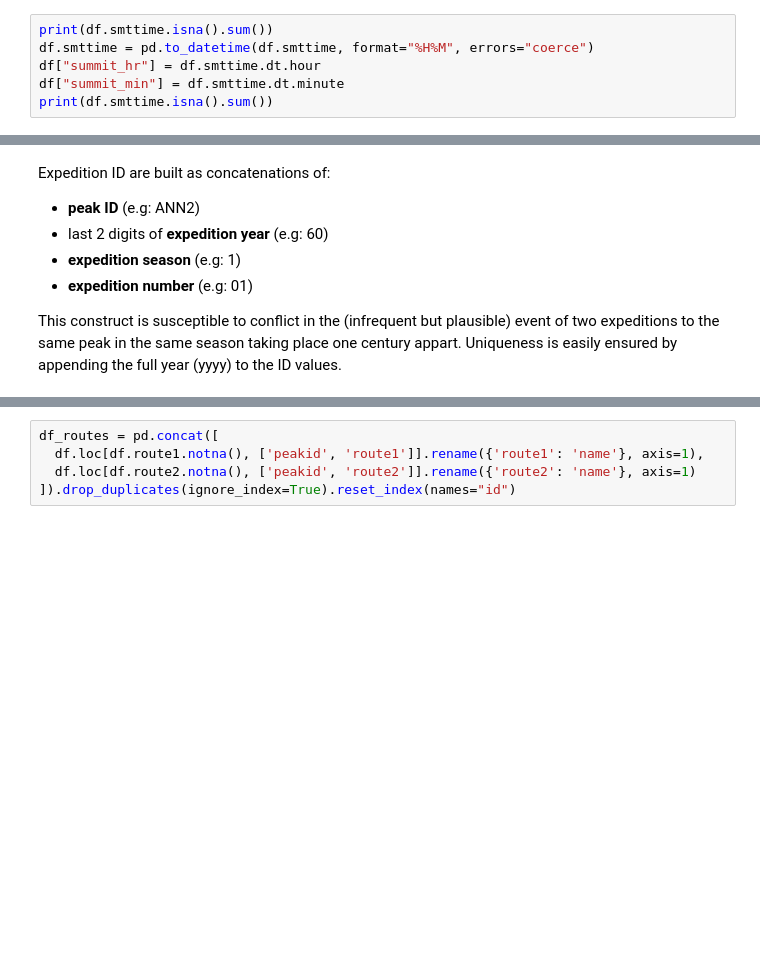
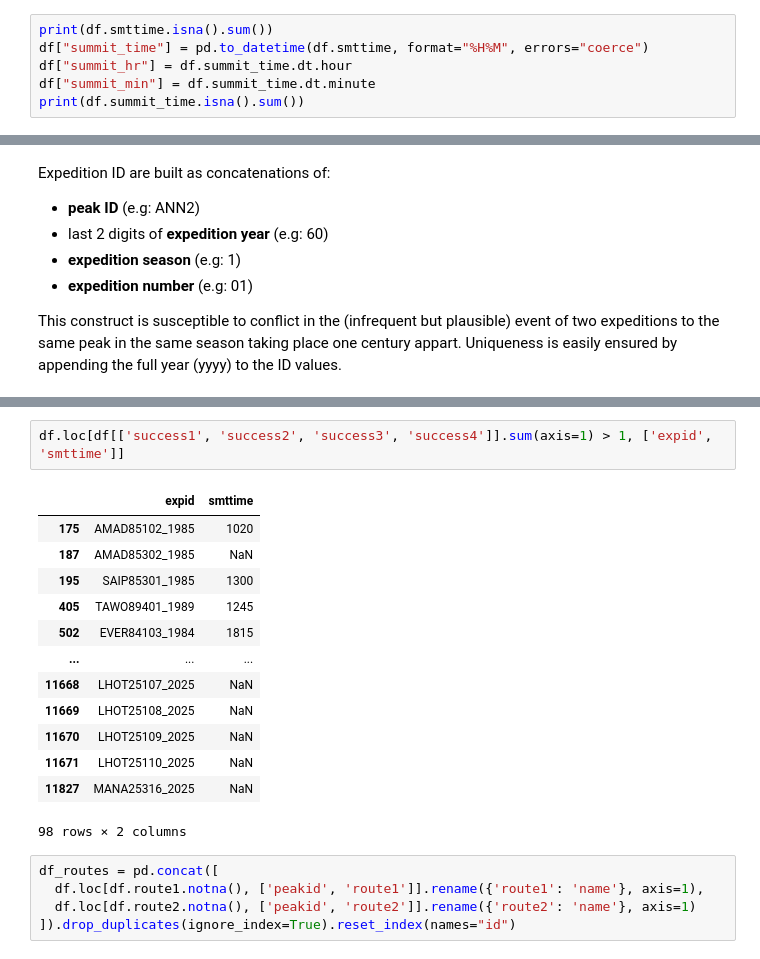
Before and after one commit to bastien-winant/himalayan-db-pipeline, a Jupyter notebook: notebooks/eda_expeditions.ipynb, the cells around one changed output, grey strips where cells are left out. Saved outputs shown, nothing was run; the diff lists cells and outputs as text; blank space fills up the shorter version.

```diff
--- a/notebooks/eda_expeditions.ipynb
+++ b/notebooks/eda_expeditions.ipynb
@@ -354,10 +354,10 @@ Both __sponsor__ and __agency__ can be modeled as their own entities, and be top
 - _do climbers remain loyal to given agencies?_
 # %%
 print(df.smttime.isna().sum())
-df.smttime = pd.to_datetime(df.smttime, format="%H%M", errors="coerce")
-df["summit_hr"] = df.smttime.dt.hour
-df["summit_min"] = df.smttime.dt.minute
-print(df.smttime.isna().sum())
+df["summit_time"] = pd.to_datetime(df.smttime, format="%H%M", errors="coerce")
+df["summit_hr"] = df.summit_time.dt.hour
+df["summit_min"] = df.summit_time.dt.minute
+print(df.summit_time.isna().sum())
 # %% [output]
 6699
 6706
@@ -606,3 +606,19 @@ df.head()
+# %%
+df.loc[df[['success1', 'success2', 'success3', 'success4']].sum(axis=1) > 1, ['expid', 'smttime']]
+# %% [output]
+|  | expid | smttime |
+| 175 | AMAD85102_1985 | 1020 |
+| 187 | AMAD85302_1985 | NaN |
+| 195 | SAIP85301_1985 | 1300 |
+| 405 | TAWO89401_1989 | 1245 |
+| 502 | EVER84103_1984 | 1815 |
+| ... | ... | ... |
+| 11668 | LHOT25107_2025 | NaN |
+| 11669 | LHOT25108_2025 | NaN |
+| 11670 | LHOT25109_2025 | NaN |
+| 11671 | LHOT25110_2025 | NaN |
+| 11827 | MANA25316_2025 | NaN |
+98 rows × 2 columns
 # %%
 df_routes = pd.concat([
   df.loc[df.route1.notna(), ['peakid', 'route1']].rename({'route1': 'name'}, axis=1),
```
Also changed, not shown: parts of 4 cells of this notebook, 1 other file.
